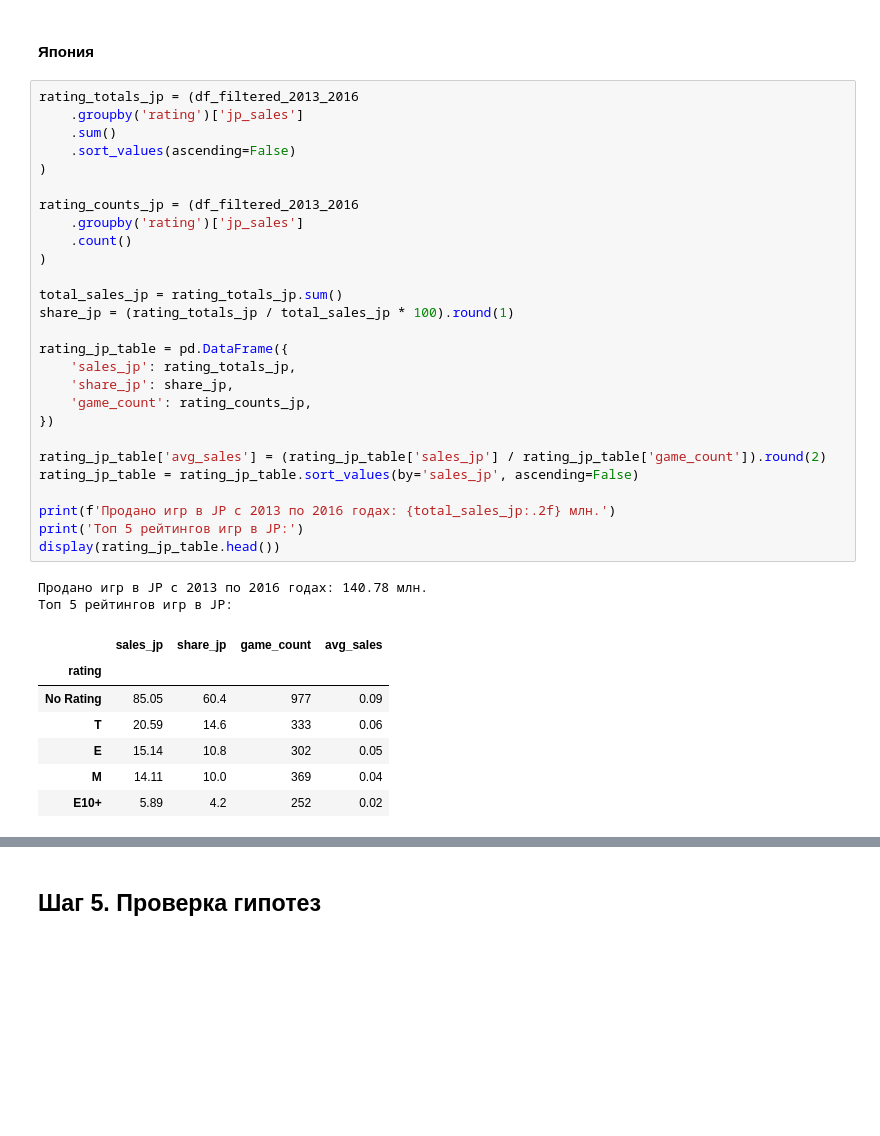
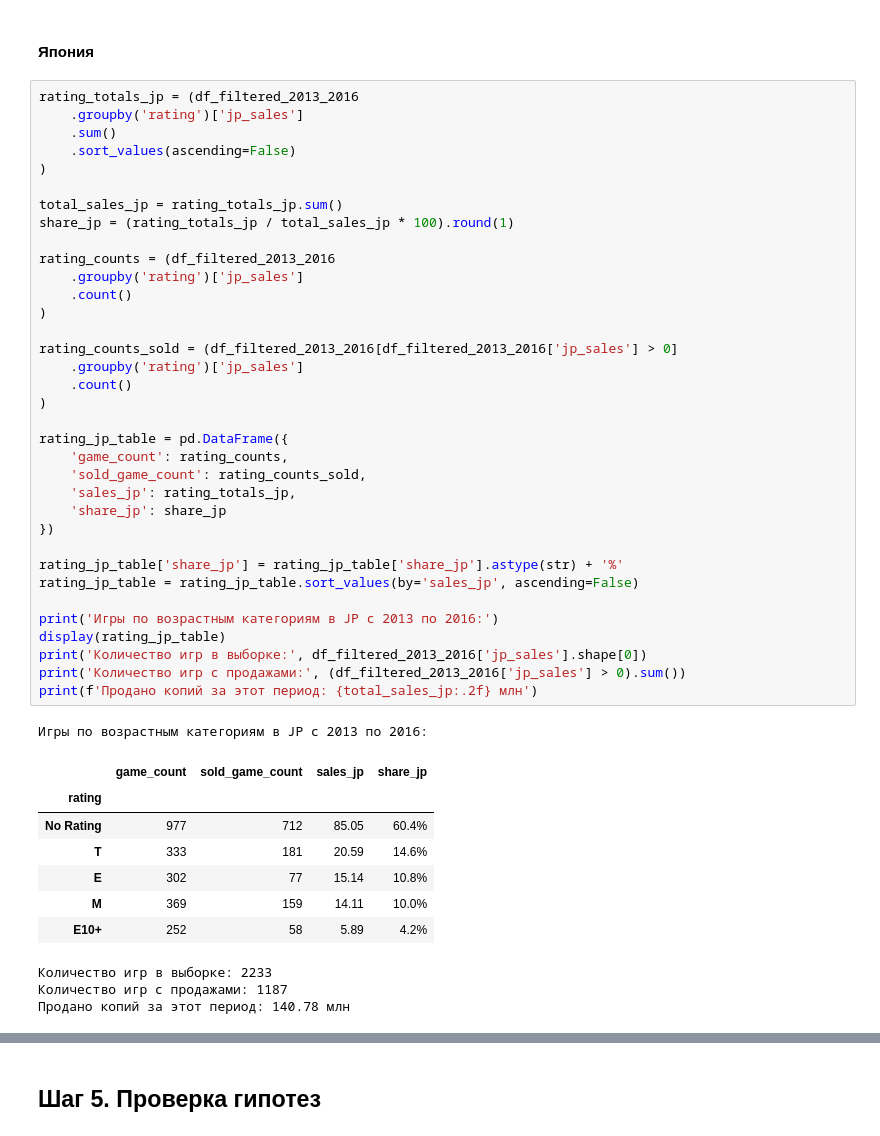
Before and after one commit to crumblinq/videogame-market-analysis, a Jupyter notebook: videogame_market_analysis.ipynb, the cells around one changed output, grey strips where cells are left out. Saved outputs shown, nothing was run; the diff lists cells and outputs as text; blank space fills up the shorter version.

```diff
--- a/videogame_market_analysis.ipynb
+++ b/videogame_market_analysis.ipynb
@@ -1699,37 +1799,47 @@ plt.show()
 # %%
 rating_totals_jp = (df_filtered_2013_2016
     .groupby('rating')['jp_sales']
     .sum()
     .sort_values(ascending=False)
 )
 
-rating_counts_jp = (df_filtered_2013_2016
+total_sales_jp = rating_totals_jp.sum()
+share_jp = (rating_totals_jp / total_sales_jp * 100).round(1)
+
+rating_counts = (df_filtered_2013_2016
     .groupby('rating')['jp_sales']
     .count()
 )
 
-total_sales_jp = rating_totals_jp.sum()
-share_jp = (rating_totals_jp / total_sales_jp * 100).round(1)
+rating_counts_sold = (df_filtered_2013_2016[df_filtered_2013_2016['jp_sales'] > 0]
+    .groupby('rating')['jp_sales']
+    .count()
+)
 
 rating_jp_table = pd.DataFrame({
+    'game_count': rating_counts,
+    'sold_game_count': rating_counts_sold,
     'sales_jp': rating_totals_jp,
-    'share_jp': share_jp,
-    'game_count': rating_counts_jp,
+    'share_jp': share_jp
 })
 
-rating_jp_table['avg_sales'] = (rating_jp_table['sales_jp'] / rating_jp_table['game_count']).round(2)
+rating_jp_table['share_jp'] = rating_jp_table['share_jp'].astype(str) + '%'
 rating_jp_table = rating_jp_table.sort_values(by='sales_jp', ascending=False)
 
-print(f'Продано игр в JP с 2013 по 2016 годах: {total_sales_jp:.2f} млн.')
-print('Топ 5 рейтингов игр в JP:')
-display(rating_jp_table.head())
+print('Игры по возрастным категориям в JP с 2013 по 2016:')
+display(rating_jp_table)
+print('Количество игр в выборке:', df_filtered_2013_2016['jp_sales'].shape[0])
+print('Количество игр с продажами:', (df_filtered_2013_2016['jp_sales'] > 0).sum())
+print(f'Продано копий за этот период: {total_sales_jp:.2f} млн')
 # %% [output]
-Продано игр в JP с 2013 по 2016 годах: 140.78 млн.
-Топ 5 рейтингов игр в JP:
+Игры по возрастным категориям в JP с 2013 по 2016:
-|  | sales_jp | share_jp | game_count | avg_sales |
+|  | game_count | sold_game_count | sales_jp | share_jp |
 | rating |  |  |  |  |
-| No Rating | 85.05 | 60.4 | 977 | 0.09 |
-| T | 20.59 | 14.6 | 333 | 0.06 |
-| E | 15.14 | 10.8 | 302 | 0.05 |
-| M | 14.11 | 10.0 | 369 | 0.04 |
-| E10+ | 5.89 | 4.2 | 252 | 0.02 |
+| No Rating | 977 | 712 | 85.05 | 60.4% |
+| T | 333 | 181 | 20.59 | 14.6% |
+| E | 302 | 77 | 15.14 | 10.8% |
+| M | 369 | 159 | 14.11 | 10.0% |
+| E10+ | 252 | 58 | 5.89 | 4.2% |
+Количество игр в выборке: 2233
+Количество игр с продажами: 1187
+Продано копий за этот период: 140.78 млн
```
Also changed, not shown: parts of 52 cells of this notebook.
